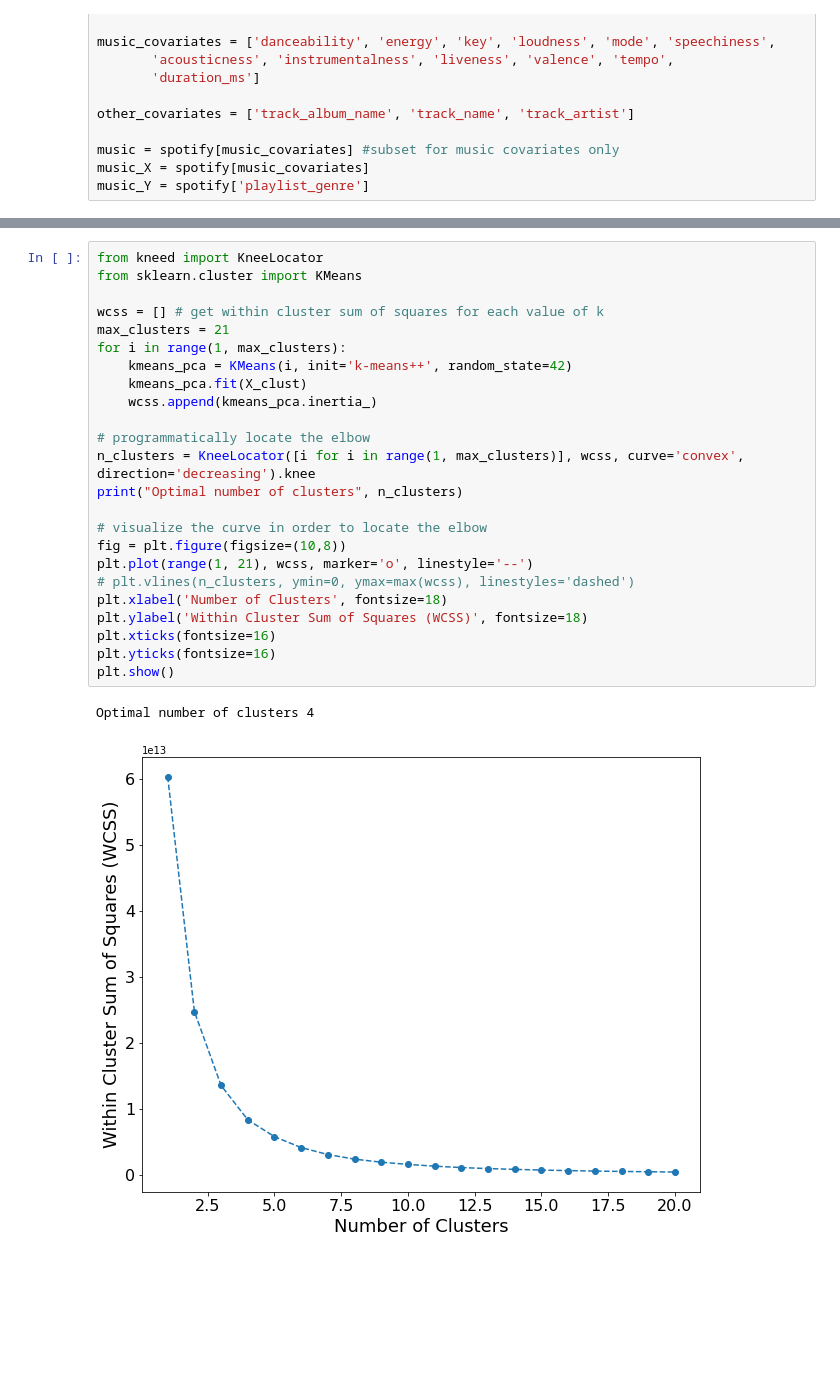
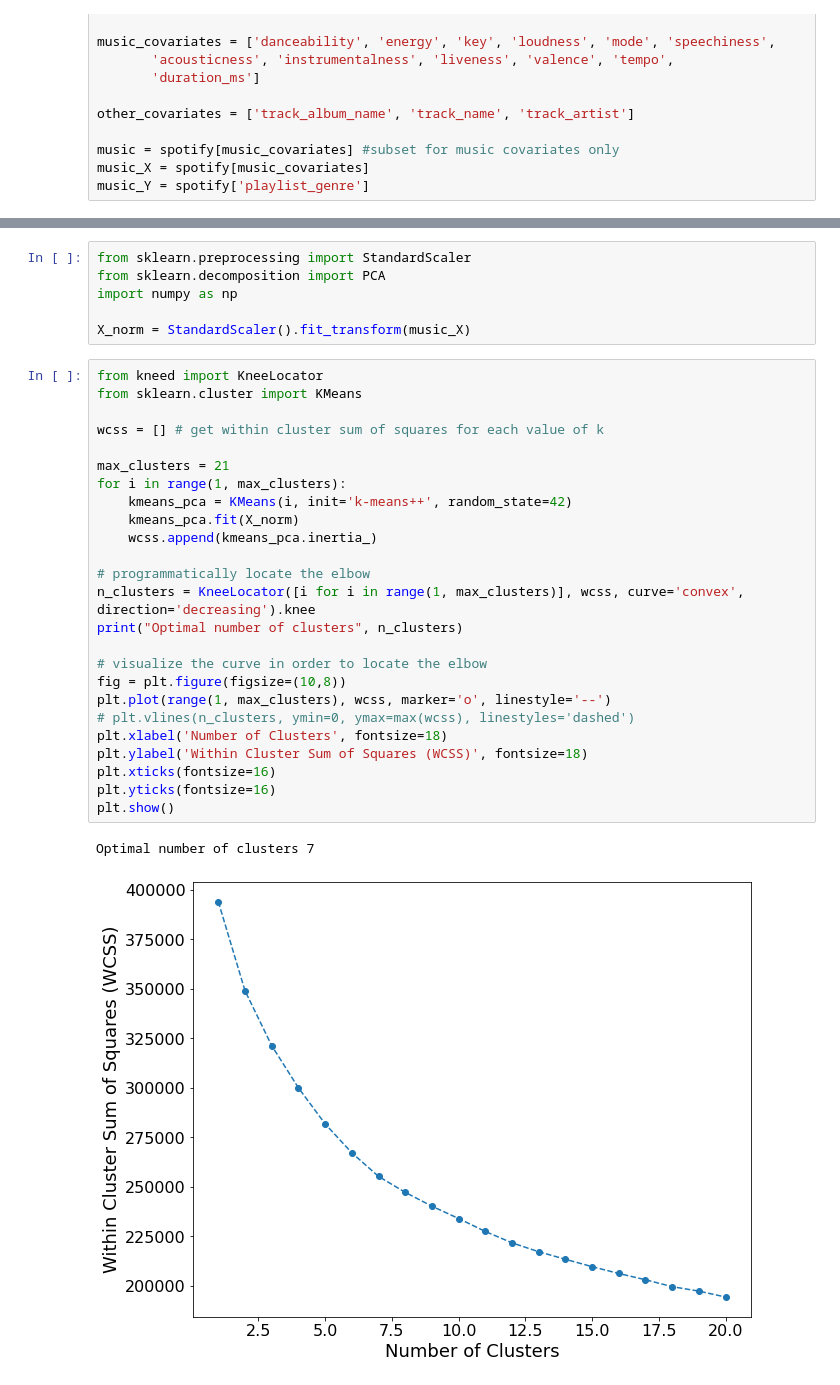
Before and after one commit to caratliff/ml-genre-assignment, a Jupyter notebook: 10 clustering/initial_clusters.ipynb, the cells around one changed output, grey strips where cells are left out. Saved outputs shown, nothing was run; the diff lists cells and outputs as text; blank space fills up the shorter version.

```diff
--- a/10 clustering/initial_clusters.ipynb
+++ b/10 clustering/initial_clusters.ipynb
@@ -39,28 +32,35 @@ Eval Metrics:
+# %%
+from sklearn.preprocessing import StandardScaler
+from sklearn.decomposition import PCA
+import numpy as np
+
+X_norm = StandardScaler().fit_transform(music_X)
 # %%
 from kneed import KneeLocator
 from sklearn.cluster import KMeans
 
 wcss = [] # get within cluster sum of squares for each value of k
+
 max_clusters = 21
 for i in range(1, max_clusters):
     kmeans_pca = KMeans(i, init='k-means++', random_state=42)
-    kmeans_pca.fit(X_clust)
+    kmeans_pca.fit(X_norm)
     wcss.append(kmeans_pca.inertia_)
 
 # programmatically locate the elbow
 n_clusters = KneeLocator([i for i in range(1, max_clusters)], wcss, curve='convex', direction='decreasing').knee
 print("Optimal number of clusters", n_clusters)
 
 # visualize the curve in order to locate the elbow
 fig = plt.figure(figsize=(10,8))
-plt.plot(range(1, 21), wcss, marker='o', linestyle='--')
+plt.plot(range(1, max_clusters), wcss, marker='o', linestyle='--')
 # plt.vlines(n_clusters, ymin=0, ymax=max(wcss), linestyles='dashed')
 plt.xlabel('Number of Clusters', fontsize=18)
 plt.ylabel('Within Cluster Sum of Squares (WCSS)', fontsize=18)
 plt.xticks(fontsize=16)
 plt.yticks(fontsize=16)
 plt.show()
 # %% [output]
-Optimal number of clusters 4
+Optimal number of clusters 7
-[figure, old version]
+[figure, new version]
 # %%
```
Also changed, not shown: parts of 11 cells of this notebook, 4 other files.
